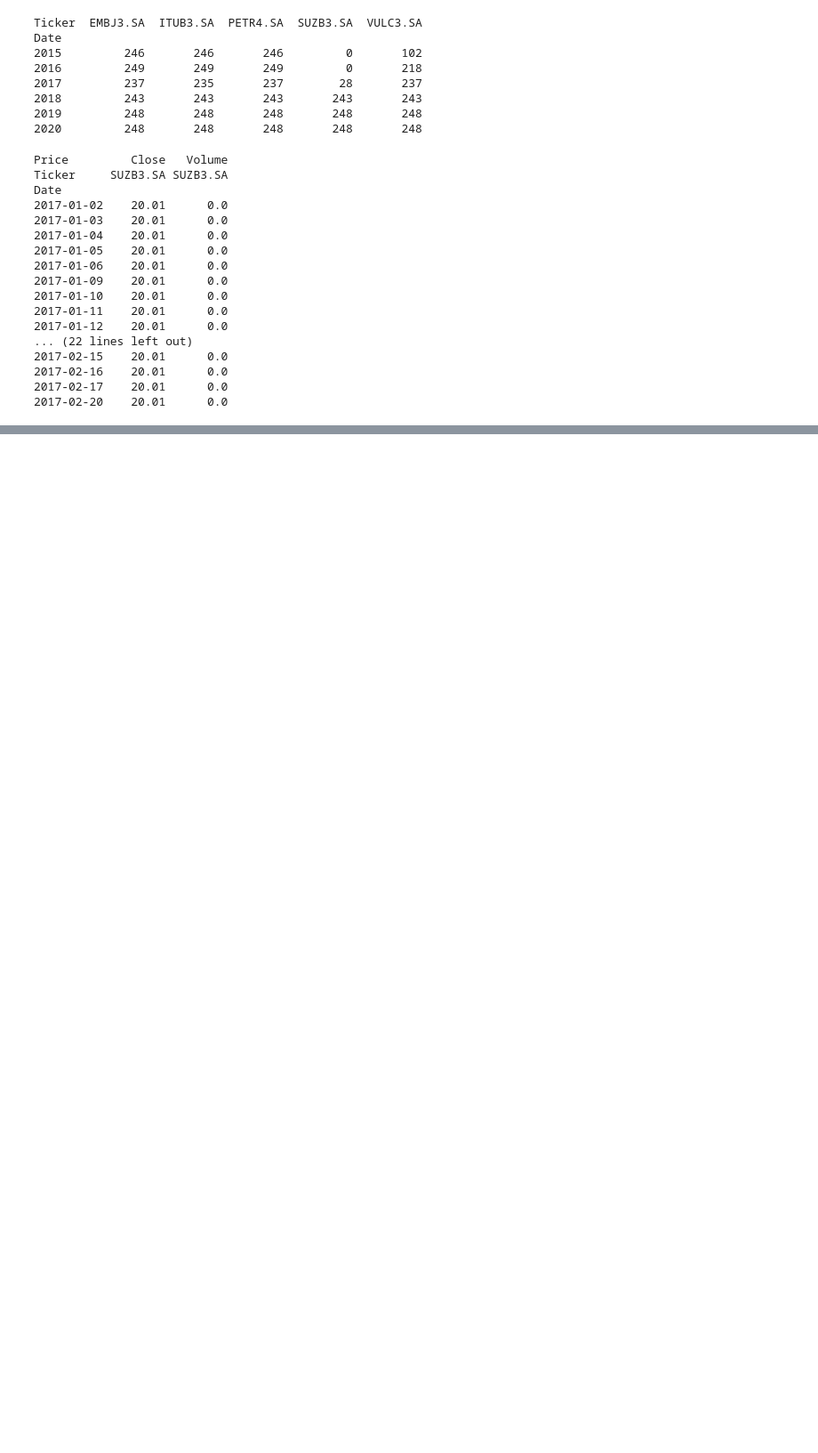
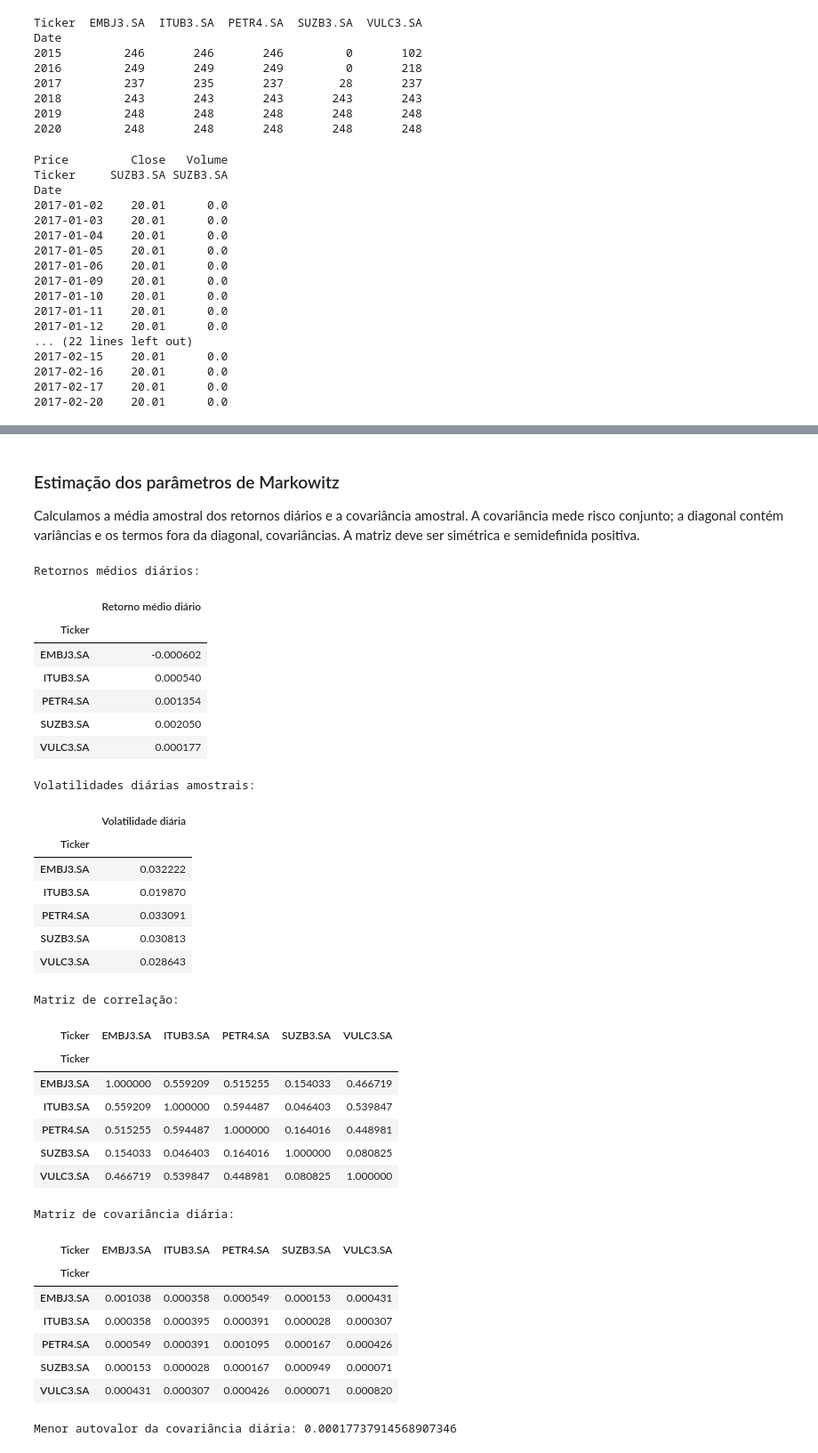
Before and after one commit to MatheusBorgesBS/Projeto-financeiro-elias, a Jupyter notebook: test.ipynb, the cells around one changed output, grey strips where cells are left out. Shown at 89% size. Drawn from its saved outputs; the diff is of its cells as text; code cells hidden in the pictures; blank space fills up the shorter version.

```diff
--- a/test.ipynb
+++ b/test.ipynb
@@ -386,8 +412,10 @@ import requests
 from scipy.optimize import minimize
 
 ativos = ["EMBJ3.SA", "ITUB3.SA", "PETR4.SA", "SUZB3.SA", "VULC3.SA"]
-# Janela de calibração configurável. 2000 é o limite solicitado; cada ativo só entra quando há dados.
-data_inicio_calibracao = "2000-01-01"
+# As estimativas da carteira usam exclusivamente 2018–2020. A descarga anterior a 2018
+# fica separada para investigar qualidade histórica, sem reconstruir SUZB3.
+data_inicio_download = "2000-01-01"  # histórico amplo apenas para auditoria de dados
+data_inicio_calibracao = "2018-01-01"
 data_fim_calibracao_exclusivo = "2021-01-01"  # até o último pregão de 2020
 data_inicio_teste = "2021-01-01"
 data_fim_teste_exclusivo = "2026-01-01"  # cinco anos-calendário: 2021–2025
@@ -395,7 +423,7 @@ data_fim = data_fim_teste_exclusivo
 
 # Mantém as três séries originais para auditoria.
 dados_historicos = yf.download(
-    ativos, start=data_inicio_calibracao, end=data_fim, interval="1d",
+    ativos, start=data_inicio_download, end=data_fim, interval="1d",
     auto_adjust=False, progress=False, group_by="column",
 )
 precos_fechamento = dados_historicos["Close"].reindex(columns=ativos)
@@ -444,6 +472,7 @@ if retornos_calibracao.empty:
     raise ValueError("Não há retornos completos dos cinco ativos na calibração.")
 if retornos_teste.empty:
     raise ValueError("Não há retornos completos dos cinco ativos no teste.")
+print("Calibração solicitada: 2018-01-01 a 2020-12-31")
 print("Calibração efetiva:", retornos_calibracao.index.min().date(), "a", retornos_calibracao.index.max().date())
 print("Teste fixo:", retornos_teste.index.min().date(), "a", retornos_teste.index.max().date())
 print("Pregões completos — calibração:", len(retornos_calibracao), "| teste:", len(retornos_teste))
@@ -938,0 +659,60 @@ VULC3.SA  0.466719  0.539847  0.448981  0.080825  1.000000
+# %% [markdown]
+### Estimação dos parâmetros de Markowitz
+
+Calculamos a média amostral dos retornos diários e a covariância amostral. A covariância mede risco conjunto; a diagonal contém variâncias e os termos fora da diagonal, covariâncias. A matriz deve ser simétrica e semidefinida positiva.
+# %%
+# Estimação do vetor de médias e da covariância amostral (frequência diária).
+# São os parâmetros de risco/retorno de Markowitz, calculados somente em 2018–2020.
+retorno_medio_diario = retornos_calibracao.mean()
+volatilidade_diaria = retornos_calibracao.std(ddof=1)
+matriz_covariancia_diaria = retornos_calibracao.cov()
+matriz_correlacao = retornos_calibracao.corr()
+print("Retornos médios diários:")
+display(retorno_medio_diario.to_frame("Retorno médio diário"))
+print("Volatilidades diárias amostrais:")
+display(volatilidade_diaria.to_frame("Volatilidade diária"))
+print("Matriz de correlação:")
+display(matriz_correlacao)
+print("Matriz de covariância diária:")
+display(matriz_covariancia_diaria)
+cov_np = matriz_covariancia_diaria.to_numpy(dtype=float)
+assert np.all(np.isfinite(cov_np)), "Covariância contém valores não finitos."
+assert np.allclose(cov_np, cov_np.T, atol=1e-12), "Covariância não é simétrica."
+autovalores_cov = np.linalg.eigvalsh((cov_np + cov_np.T) / 2)
+print("Menor autovalor da covariância diária:", autovalores_cov.min())
+if autovalores_cov.min() < -1e-10:
+    raise ValueError("Covariância não é semidefinida positiva dentro da tolerância.")
+# %% [output]
+Retornos médios diários:
+|  | Retorno médio diário |
+| Ticker |  |
+| EMBJ3.SA | -0.000602 |
+| ITUB3.SA | 0.000540 |
+| PETR4.SA | 0.001354 |
+| SUZB3.SA | 0.002050 |
+| VULC3.SA | 0.000177 |
+Volatilidades diárias amostrais:
+|  | Volatilidade diária |
+| Ticker |  |
+| EMBJ3.SA | 0.032222 |
+| ITUB3.SA | 0.019870 |
+| PETR4.SA | 0.033091 |
+| SUZB3.SA | 0.030813 |
+| VULC3.SA | 0.028643 |
+Matriz de correlação:
+| Ticker | EMBJ3.SA | ITUB3.SA | PETR4.SA | SUZB3.SA | VULC3.SA |
+| Ticker |  |  |  |  |  |
+| EMBJ3.SA | 1.000000 | 0.559209 | 0.515255 | 0.154033 | 0.466719 |
+| ITUB3.SA | 0.559209 | 1.000000 | 0.594487 | 0.046403 | 0.539847 |
+| PETR4.SA | 0.515255 | 0.594487 | 1.000000 | 0.164016 | 0.448981 |
+| SUZB3.SA | 0.154033 | 0.046403 | 0.164016 | 1.000000 | 0.080825 |
+| VULC3.SA | 0.466719 | 0.539847 | 0.448981 | 0.080825 | 1.000000 |
+Matriz de covariância diária:
+| Ticker | EMBJ3.SA | ITUB3.SA | PETR4.SA | SUZB3.SA | VULC3.SA |
+| Ticker |  |  |  |  |  |
+| EMBJ3.SA | 0.001038 | 0.000358 | 0.000549 | 0.000153 | 0.000431 |
+| ITUB3.SA | 0.000358 | 0.000395 | 0.000391 | 0.000028 | 0.000307 |
+| PETR4.SA | 0.000549 | 0.000391 | 0.001095 | 0.000167 | 0.000426 |
+| SUZB3.SA | 0.000153 | 0.000028 | 0.000167 | 0.000949 | 0.000071 |
+| VULC3.SA | 0.000431 | 0.000307 | 0.000426 | 0.000071 | 0.000820 |
+Menor autovalor da covariância diária: 0.00017737914568907346
```
Also changed, not shown: parts of 33 cells of this notebook.
